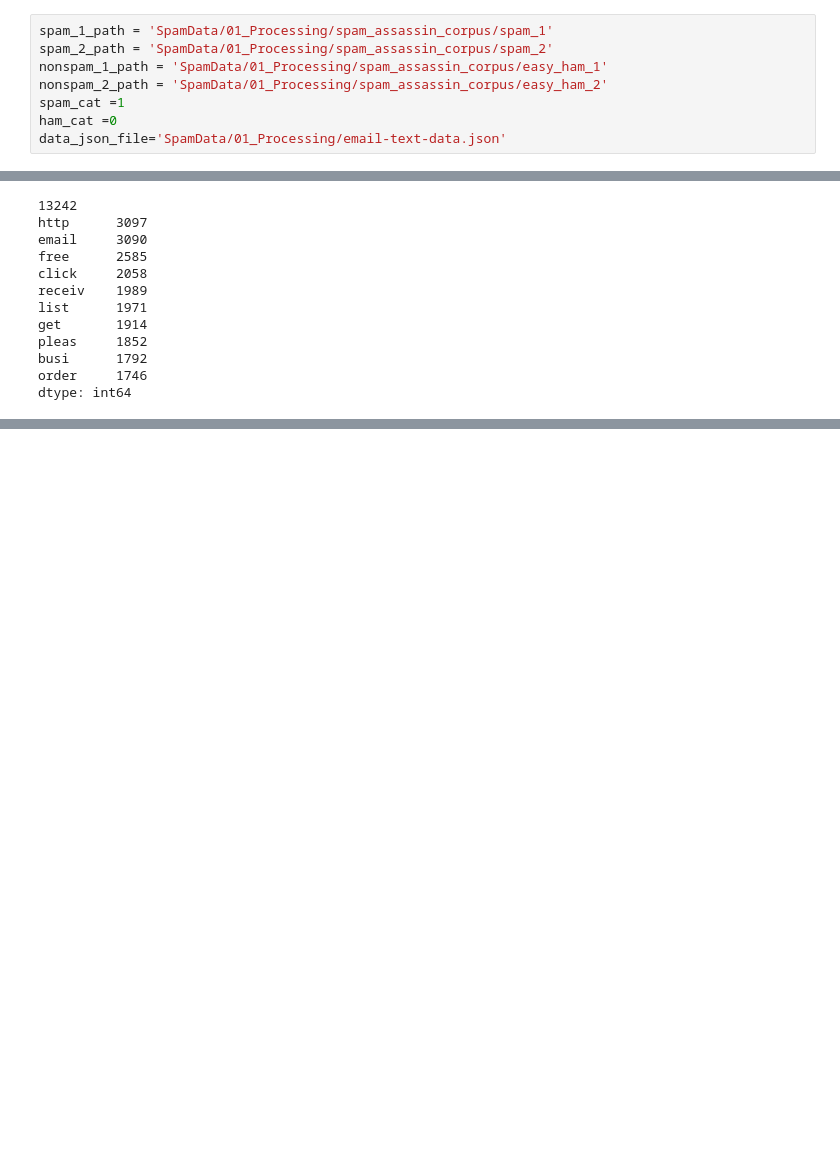
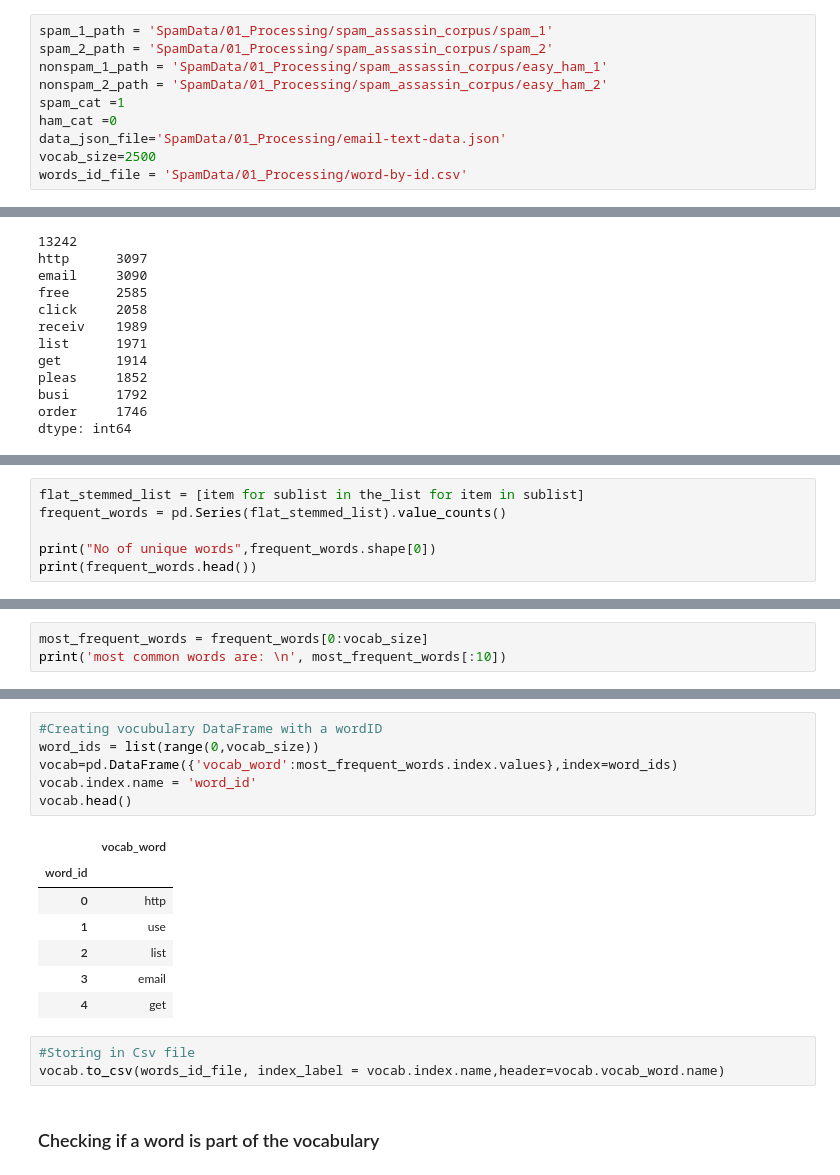
Before and after one commit to aaditya9803/Spam-Filter, a Jupyter notebook: 06 Bayes Classifier.ipynb, the cells around one changed output, grey strips where cells are left out. Drawn from its saved outputs; the diff is of its cells as text; blank space fills up the shorter version.

Commit message:
till- saving repeated words as csv file

```diff
--- a/06 Bayes Classifier.ipynb
+++ b/06 Bayes Classifier.ipynb
@@ -16,6 +17,8 @@ nonspam_2_path = 'SpamData/01_Processing/spam_assassin_corpus/easy_ham_2'
 spam_cat =1
 ham_cat =0
 data_json_file='SpamData/01_Processing/email-text-data.json'
+vocab_size=2500
+words_id_file = 'SpamData/01_Processing/word-by-id.csv'
 # %%
 #Reading files
 eg_file = 'SpamData/01_Processing/practice_email.txt'
@@ -431,0 +437,6 @@ dtype: int64
+# %%
+flat_stemmed_list = [item for sublist in the_list for item in sublist]
+frequent_words = pd.Series(flat_stemmed_list).value_counts()
+
+print("No of unique words",frequent_words.shape[0])
+print(frequent_words.head())
@@ -431,0 +451,3 @@ dtype: int64
+# %%
+most_frequent_words = frequent_words[0:vocab_size]
+print('most common words are: \n', most_frequent_words[:10])
@@ -431,0 +467,19 @@ dtype: int64
+# %%
+#Creating vocubulary DataFrame with a wordID
+word_ids = list(range(0,vocab_size))
+vocab=pd.DataFrame({'vocab_word':most_frequent_words.index.values},index=word_ids)
+vocab.index.name = 'word_id'
+vocab.head()
+# %% [output]
+|  | vocab_word |
+| word_id |  |
+| 0 | http |
+| 1 | use |
+| 2 | list |
+| 3 | email |
+| 4 | get |
+# %%
+#Storing in Csv file
+vocab.to_csv(words_id_file, index_label = vocab.index.name,header=vocab.vocab_word.name)
+# %% [markdown]
+### Checking if a word is part of the vocabulary
```
Also changed, not shown: parts of 10 cells of this notebook.
